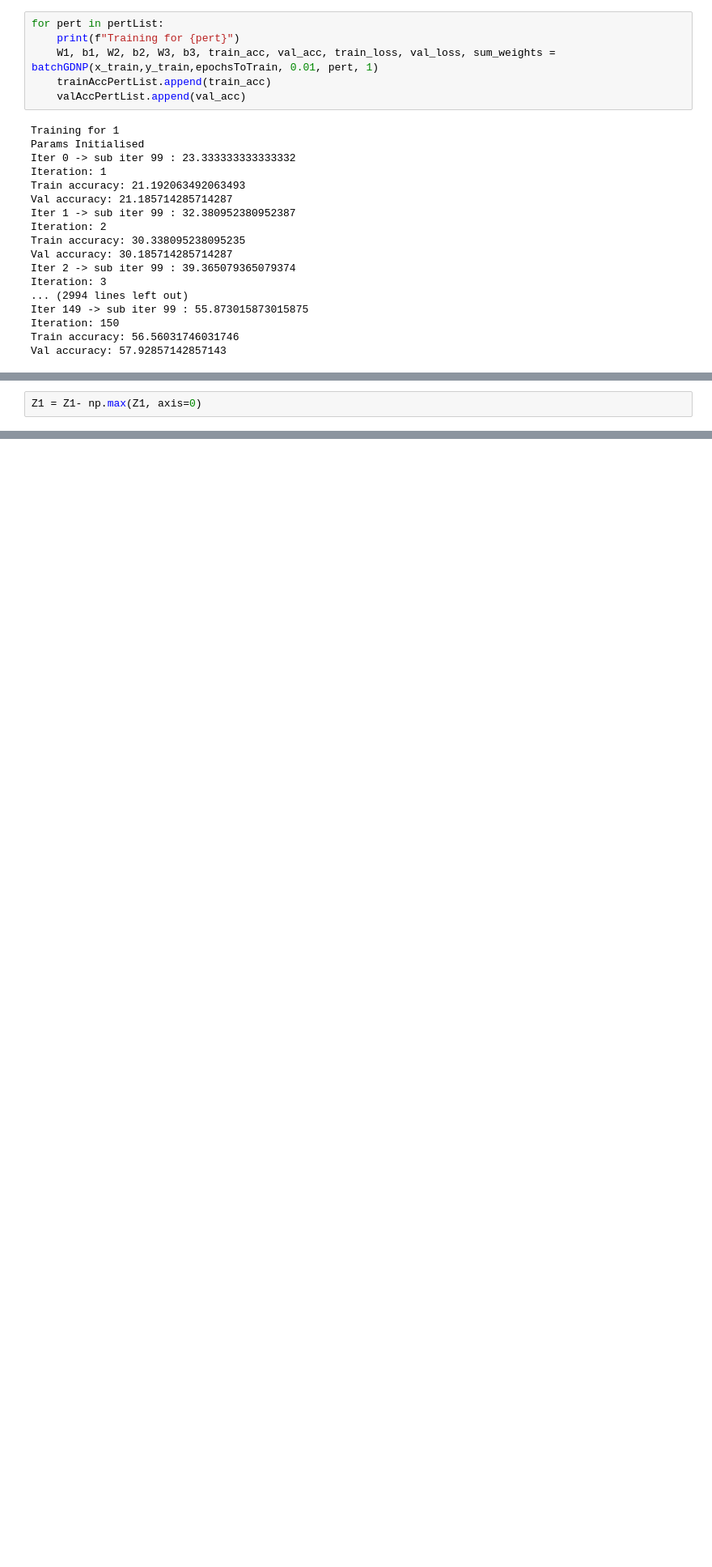
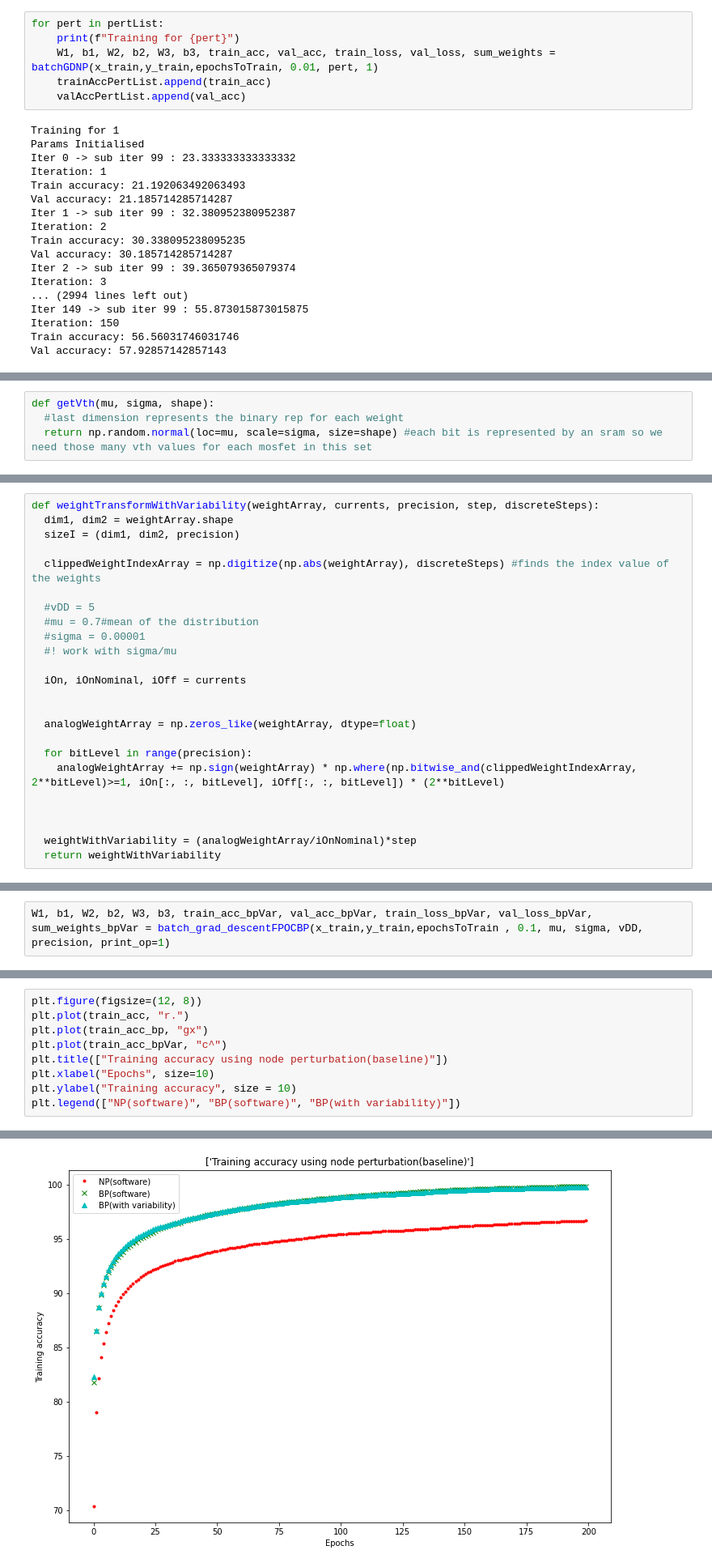
Before and after one commit to Rohit01-zoey/Perturbation-techniques-in-CNNs, a Jupyter notebook: code/mnistNodePert.ipynb, the cells around one changed output, grey strips where cells are left out. Shown at 81% size. Drawn from its saved outputs; the diff is of its cells as text; blank space fills up the shorter version.

```diff
--- a/code/mnistNodePert.ipynb
+++ b/code/mnistNodePert.ipynb
@@ -558,2 +531,0 @@ accuracy(predictions(A3), y_train)
-# %%
-Z1 = Z1- np.max(Z1, axis=0)
@@ -813,0 +554,4 @@ The factors of 14441296 are [902581, 17, 53093]
+# %%
+def getVth(mu, sigma, shape):
+  #last dimension represents the binary rep for each weight
+  return np.random.normal(loc=mu, scale=sigma, size=shape) #each bit is represented by an sram so we need those many vth values for each mosfet in this set
@@ -813,0 +573,24 @@ The factors of 14441296 are [902581, 17, 53093]
+# %%
+def weightTransformWithVariability(weightArray, currents, precision, step, discreteSteps):
+  dim1, dim2 = weightArray.shape
+  sizeI = (dim1, dim2, precision)
+
+  clippedWeightIndexArray = np.digitize(np.abs(weightArray), discreteSteps) #finds the index value of the weights
+
+  #vDD = 5
+  #mu = 0.7#mean of the distribution
+  #sigma = 0.00001
+  #! work with sigma/mu
+
+  iOn, iOnNominal, iOff = currents
+
+
+  analogWeightArray = np.zeros_like(weightArray, dtype=float)
+
+  for bitLevel in range(precision):
+    analogWeightArray += np.sign(weightArray) * np.where(np.bitwise_and(clippedWeightIndexArray, 2**bitLevel)>=1, iOn[:, :, bitLevel], iOff[:, :, bitLevel]) * (2**bitLevel)
+
+
+
+  weightWithVariability = (analogWeightArray/iOnNominal)*step
+  return weightWithVariability
@@ -813,0 +1042,2 @@ The factors of 14441296 are [902581, 17, 53093]
+# %%
+W1, b1, W2, b2, W3, b3, train_acc_bpVar, val_acc_bpVar, train_loss_bpVar, val_loss_bpVar, sum_weights_bpVar = batch_grad_descentFPOCBP(x_train,y_train,epochsToTrain , 0.1, mu, sigma, vDD, precision, print_op=1)
@@ -813,0 +1080,10 @@ The factors of 14441296 are [902581, 17, 53093]
+# %%
+plt.figure(figsize=(12, 8))
+plt.plot(train_acc, "r.")
+plt.plot(train_acc_bp, "gx")
+plt.plot(train_acc_bpVar, "c^")
+plt.title(["Training accuracy using node perturbation(baseline)"])
+plt.xlabel("Epochs", size=10)
+plt.ylabel("Training accuracy", size = 10)
+plt.legend(["NP(software)", "BP(software)", "BP(with variability)"])
+# %% [output]
@@ -813,0 +1091 @@ The factors of 14441296 are [902581, 17, 53093]
+[figure, added]
```
Also changed, not shown: parts of 38 cells of this notebook.
